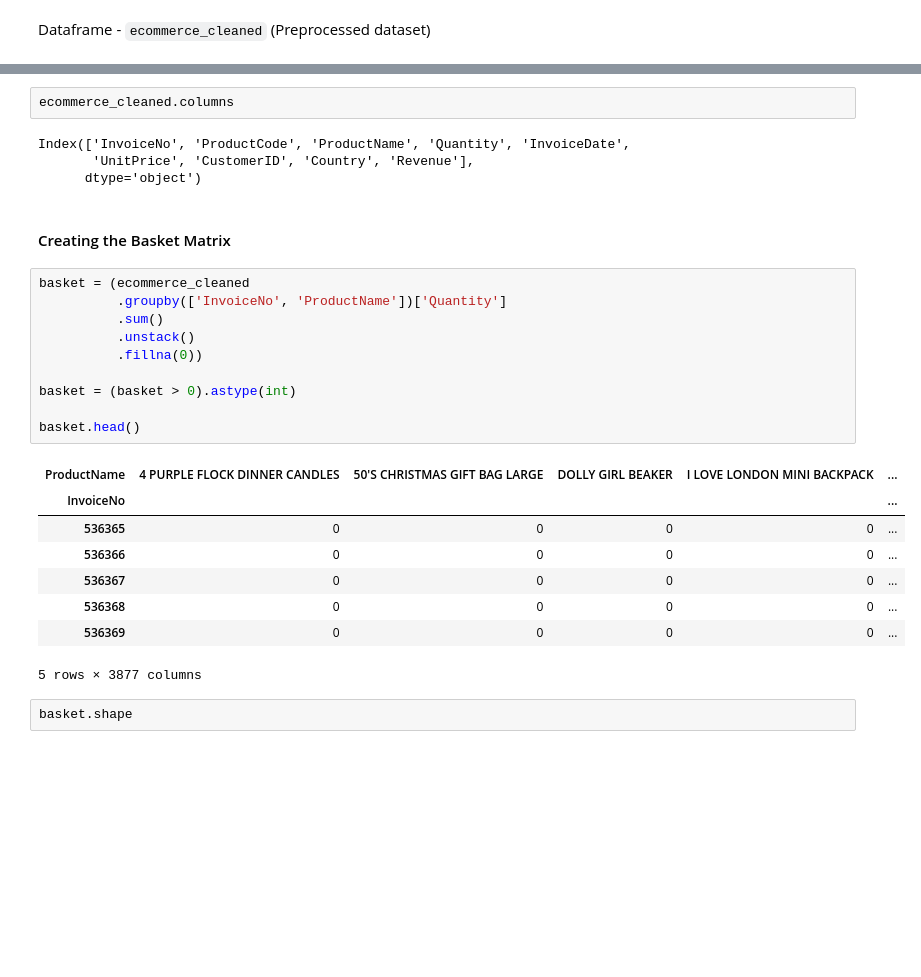
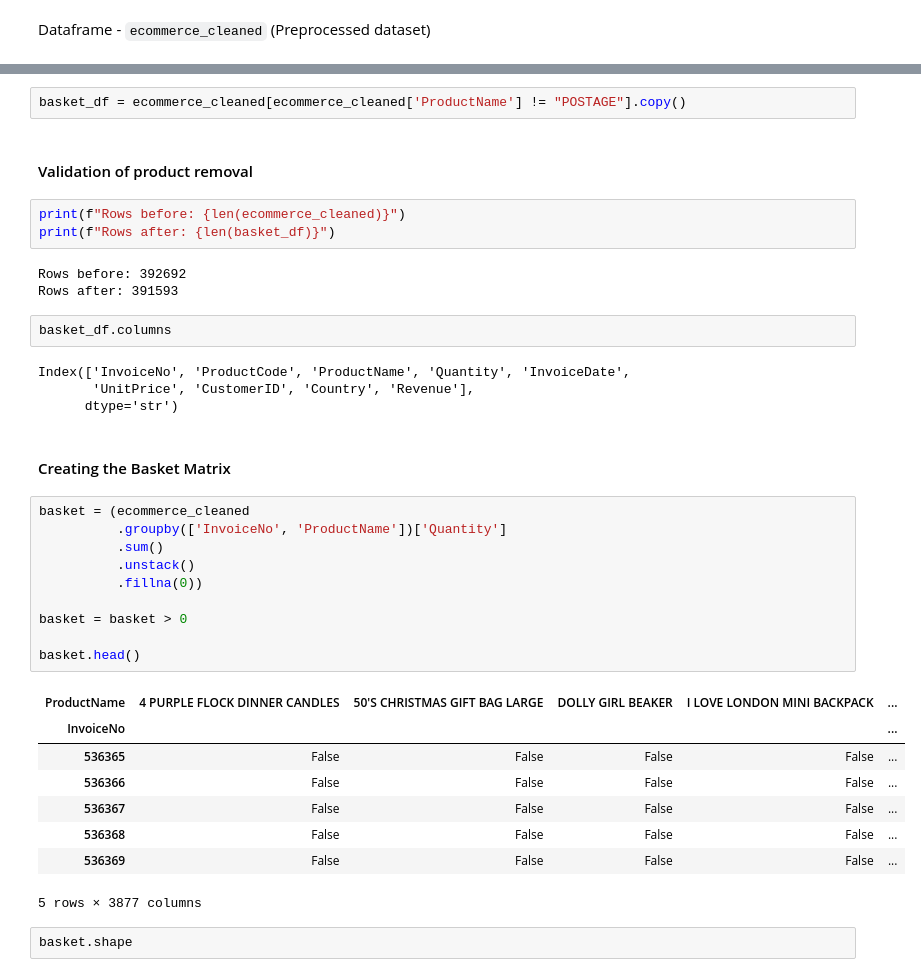
Before and after one commit to BSU04/ecommerce-customer-intelligence, a Jupyter notebook: E-commerce.ipynb, the cells around one changed output, grey strips where cells are left out. Cells and saved outputs as stored; diff of their text form; blank space fills up the shorter version.

Commit message:
feat: create market basket dataset by excluding POSTAGE

```diff
--- a/E-commerce.ipynb
+++ b/E-commerce.ipynb
@@ -3038,29 +3050,39 @@ Dataframe - `ecommerce_cleaned` (Preprocessed dataset)
+# %%
+basket_df = ecommerce_cleaned[ecommerce_cleaned['ProductName'] != "POSTAGE"].copy()
+# %% [markdown]
+#### Validation of product removal
+# %%
+print(f"Rows before: {len(ecommerce_cleaned)}")
+print(f"Rows after: {len(basket_df)}")
+# %% [output]
+Rows before: 392692
+Rows after: 391593
 # %%
-ecommerce_cleaned.columns
+basket_df.columns
 # %% [output]
 Index(['InvoiceNo', 'ProductCode', 'ProductName', 'Quantity', 'InvoiceDate',
        'UnitPrice', 'CustomerID', 'Country', 'Revenue'],
-      dtype='object')
+      dtype='str')
 # %% [markdown]
 #### Creating the Basket Matrix
 # %%
 basket = (ecommerce_cleaned
           .groupby(['InvoiceNo', 'ProductName'])['Quantity']
           .sum()
           .unstack()
           .fillna(0))
 
-basket = (basket > 0).astype(int)
+basket = basket > 0
 
 basket.head()
 # %% [output]
 | ProductName | 4 PURPLE FLOCK DINNER CANDLES | 50'S CHRISTMAS GIFT BAG LARGE | DOLLY GIRL BEAKER | I LOVE LONDON MINI BACKPACK | ... |
 | InvoiceNo |  |  |  |  | ... |
-| 536365 | 0 | 0 | 0 | 0 | ... |
-| 536366 | 0 | 0 | 0 | 0 | ... |
-| 536367 | 0 | 0 | 0 | 0 | ... |
-| 536368 | 0 | 0 | 0 | 0 | ... |
-| 536369 | 0 | 0 | 0 | 0 | ... |
+| 536365 | False | False | False | False | ... |
+| 536366 | False | False | False | False | ... |
+| 536367 | False | False | False | False | ... |
+| 536368 | False | False | False | False | ... |
+| 536369 | False | False | False | False | ... |
 5 rows × 3877 columns
 # %%
 basket.shape
```
Also changed, not shown: parts of 19 cells of this notebook.
